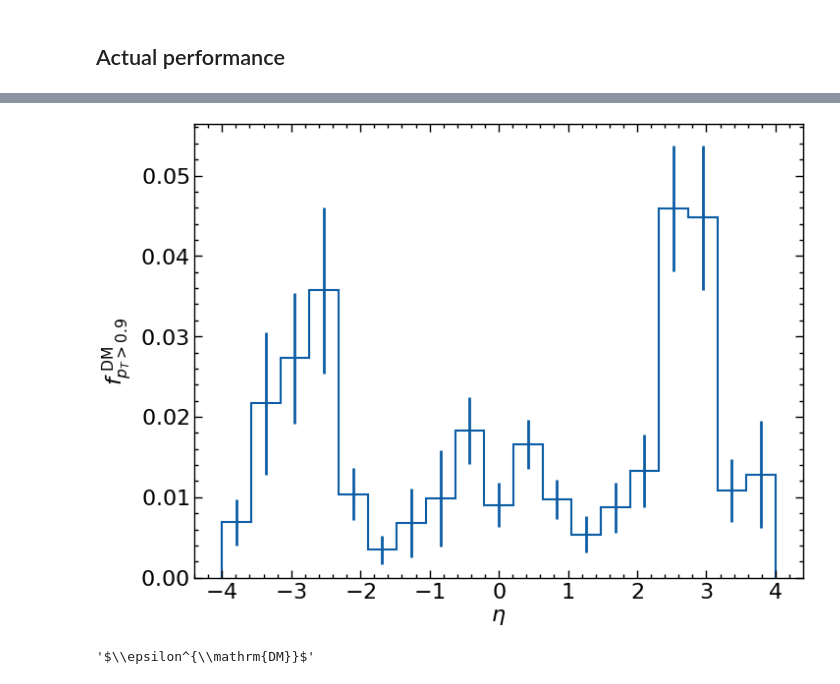
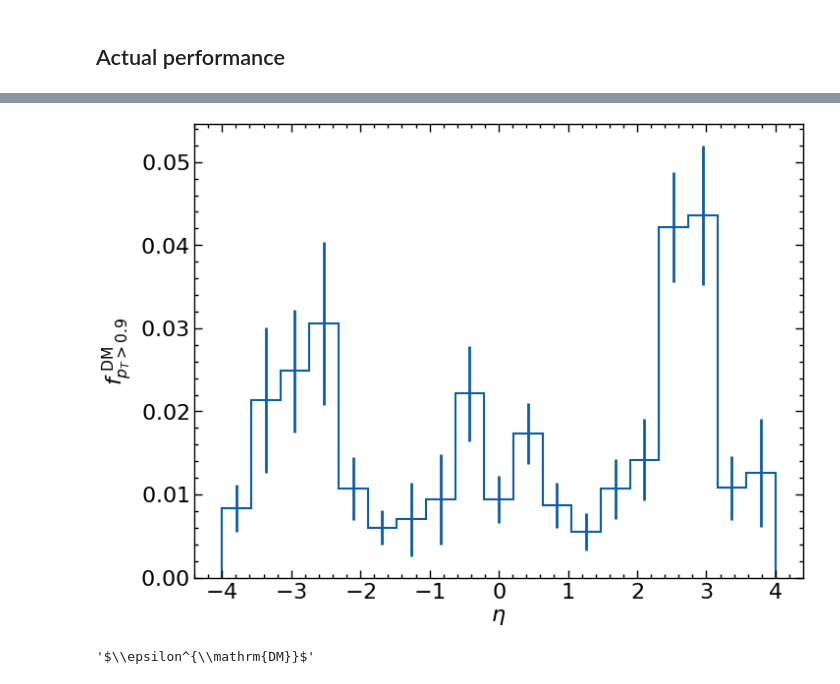
Before and after one commit to gnn-tracking/paper-plots, a Jupyter notebook: notebooks/030_performance_legacy.ipynb, the cells around one changed output, grey strips where cells are left out. Cells and saved outputs as stored; diff of their text form; code cells hidden in the pictures.

```diff
--- a/notebooks/030_performance_legacy.ipynb
+++ b/notebooks/030_performance_legacy.ipynb
@@ -180,0 +163,5 @@ tvdp.df["double_majority_pt0.9"].max()
+# %%
+max_dm_idx = tvdp.df["double_majority_pt0.9"].argmax()
+# %%
+max_dm_eps = tvdp.df.loc[max_dm_idx]["eps"]
+max_dm_eps
@@ -247,7 +241,9 @@ class PerformancePlot(Plot):
         self._legend_items.append(((stairs, bar), label))
 
     def add_blocked(self, a, b, label="Not trained for"):
-        span = self.ax.axvspan(a, b, alpha=0.3, color="gray", label=label, linestyle="none")
+        span = self.ax.axvspan(
+            a, b, alpha=0.3, color="gray", label=label, linestyle="none"
+        )
         self._legend_items.append(((span,), label))
 
     def add_legend(self, **kwargs):
@@ -345,7 +341,7 @@ p.plot_var("perfect", "C2", label=vm["perfect_pt0.9"].latex)
 ## Actual performance
 # %%
 # eyeballed
-best_eps = 0.270526
+best_eps = max_dm_eps
 best_k = 1
 # %%
 from gnn_tracking.postprocessing.dbscanscanner import DBSCANPerformanceDetails
@@ -413,13 +422,16 @@ p.ax.get_figure().savefig("vs_eta.pdf")
 # %%
 p = PerformancePlot(
-    df=vs_eta, df_ul=None, xs=etas, var=vm["eta"].latex,
-    y_label=r"$f^{\,\,\mathrm{DM}}_{p_T>0.9}$"
+    df=vs_eta,
+    df_ul=None,
+    xs=etas,
+    var=vm["eta"].latex,
+    y_label=r"$f^{\,\,\mathrm{DM}}_{p_T>0.9}$",
 )
 p.plot_var("fake_double_majority", "C0", label="_ignore")
 p.add_legend()
 p.ax.get_figure().savefig("fake_vs_eta.pdf")
 # %% [output]
-[figure, old version]
+[figure, new version]
 # %%
 vm["double_majority"].latex
 # %% [output]
```
Also changed, not shown: parts of 26 cells of this notebook, 1 other file.
